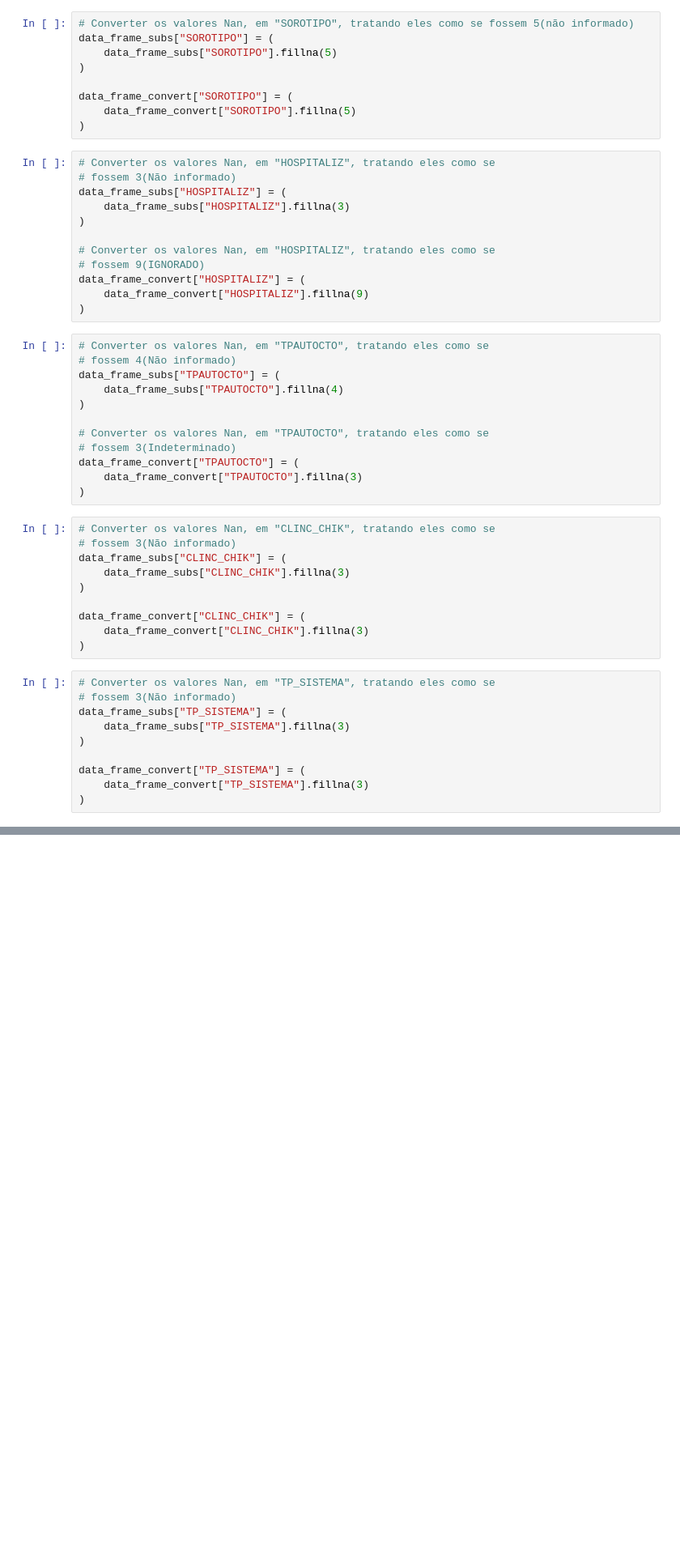
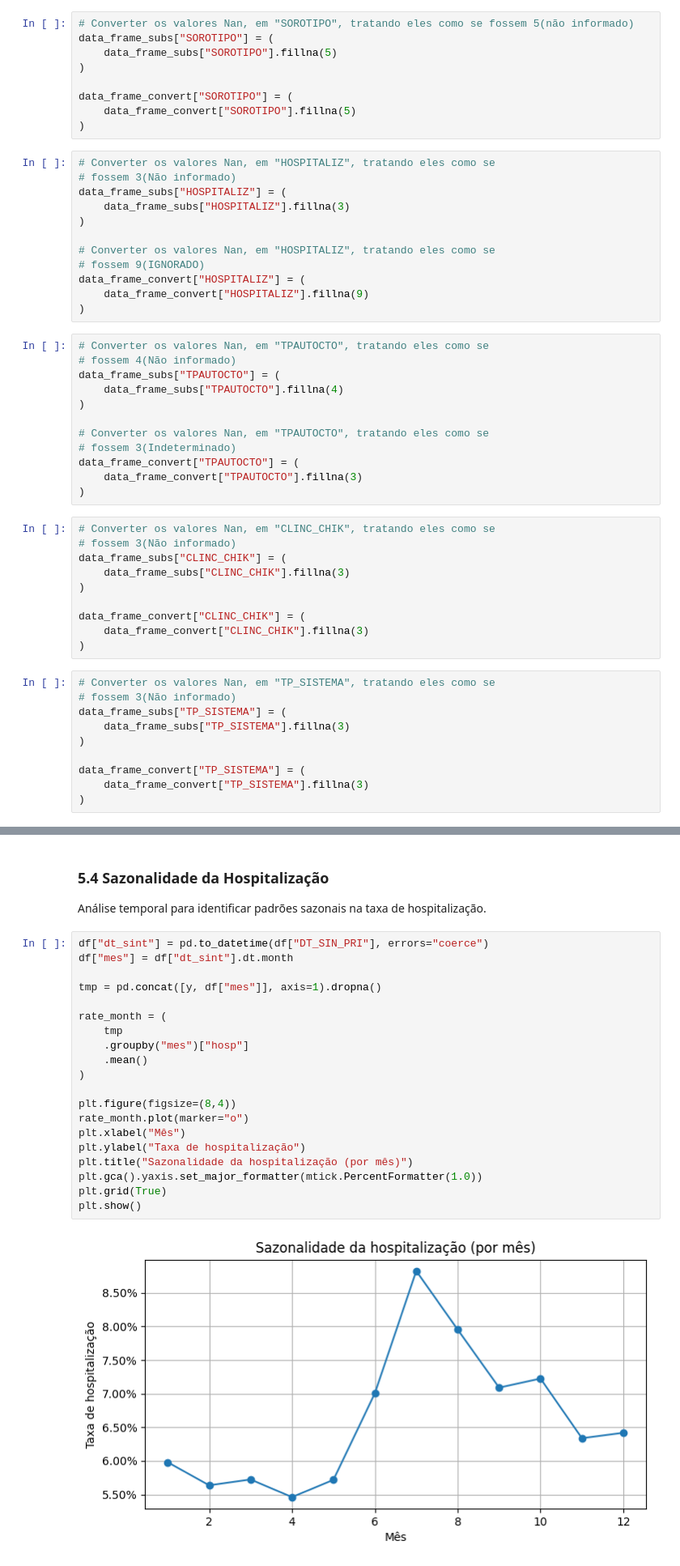
Before and after one commit to BrunaGravina/Tech-Challenge-FIAP, a Jupyter notebook: notebooks/analise.ipynb, the cells around one changed output, grey strips where cells are left out. Shown at 81% size. Saved outputs shown, nothing was run; the diff lists cells and outputs as text; blank space fills up the shorter version.

```diff
--- a/notebooks/analise.ipynb
+++ b/notebooks/analise.ipynb
@@ -225,0 +389,26 @@ print(regioes_unicas)
+# %% [markdown]
+### 5.4 Sazonalidade da Hospitalização
+
+Análise temporal para identificar padrões sazonais na taxa de hospitalização.
+# %%
+df["dt_sint"] = pd.to_datetime(df["DT_SIN_PRI"], errors="coerce")
+df["mes"] = df["dt_sint"].dt.month
+
+tmp = pd.concat([y, df["mes"]], axis=1).dropna()
+
+rate_month = (
+    tmp
+    .groupby("mes")["hosp"]
+    .mean()
+)
+
+plt.figure(figsize=(8,4))
+rate_month.plot(marker="o")
+plt.xlabel("Mês")
+plt.ylabel("Taxa de hospitalização")
+plt.title("Sazonalidade da hospitalização (por mês)")
+plt.gca().yaxis.set_major_formatter(mtick.PercentFormatter(1.0))
+plt.grid(True)
+plt.show()
+# %% [output]
+[figure, added]
```
Also changed, not shown: parts of 30 cells of this notebook, 1 other file.
